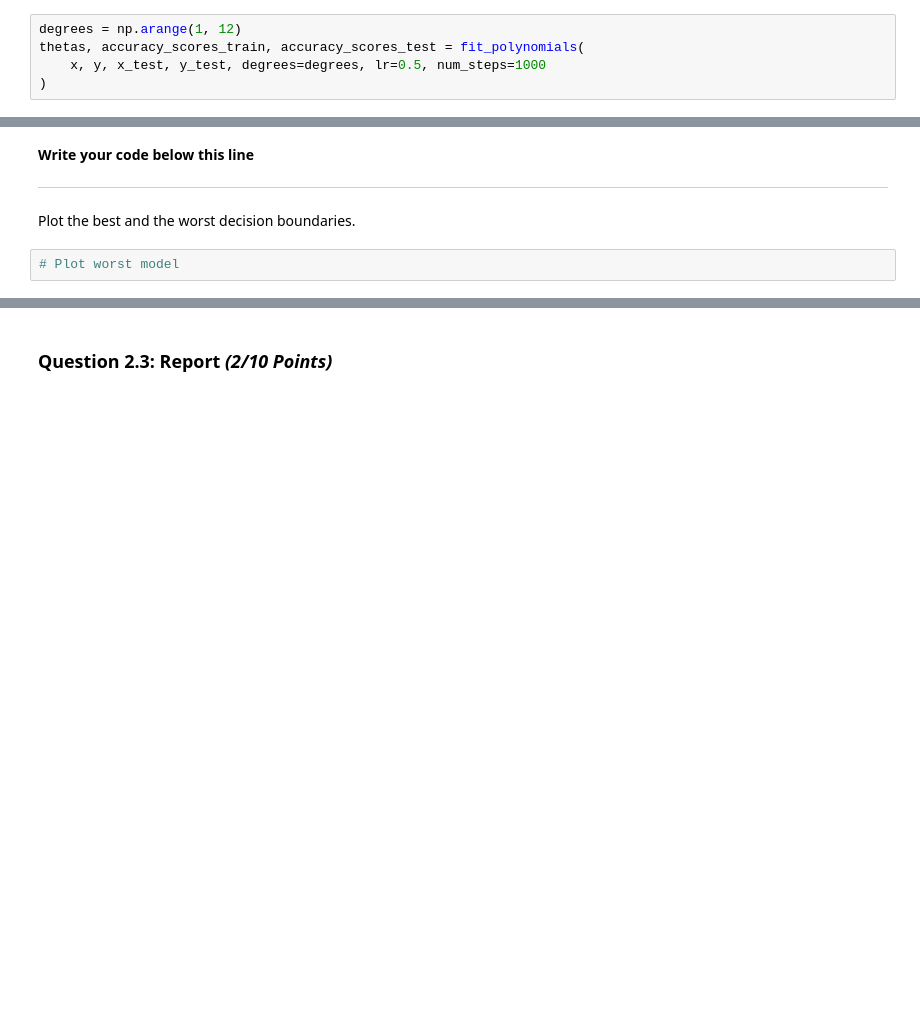
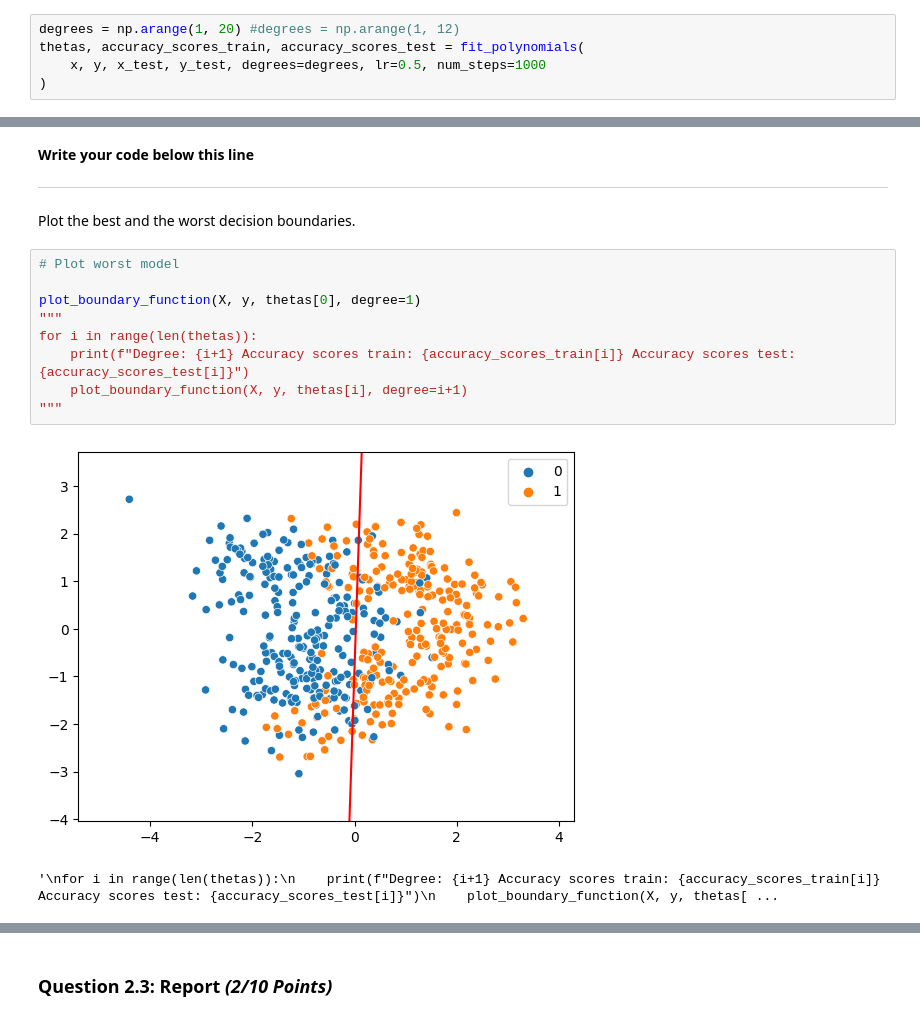
Before and after one commit to arianna011/FDS-assigment2, a Jupyter notebook: HW2.ipynb, the cells around one changed output, grey strips where cells are left out. Cells and saved outputs as stored; diff of their text form; blank space fills up the shorter version.

```diff
--- a/HW2.ipynb
+++ b/HW2.ipynb
@@ -942,7 +939,7 @@ def fit_polynomials(X, y, X_test, y_test, degrees, lr, num_steps):
 
     return thetas, accuracy_scores_train, accuracy_scores_test
 # %%
-degrees = np.arange(1, 12)
+degrees = np.arange(1, 20) #degrees = np.arange(1, 12)
 thetas, accuracy_scores_train, accuracy_scores_test = fit_polynomials(
     x, y, x_test, y_test, degrees=degrees, lr=0.5, num_steps=1000
 )
@@ -959,7 +958,17 @@ plt.show()
 --------------------------------------------
 # %% [markdown]
 Plot the best and the worst decision boundaries.
-# %%
-# Plot worst model
+# %%
+# Plot worst model
+
+plot_boundary_function(X, y, thetas[0], degree=1)
+"""
+for i in range(len(thetas)):
+    print(f"Degree: {i+1} Accuracy scores train: {accuracy_scores_train[i]} Accuracy scores test: {accuracy_scores_test[i]}")
+    plot_boundary_function(X, y, thetas[i], degree=i+1)
+"""
+# %% [output]
+[figure, added]
+'\nfor i in range(len(thetas)):\n    print(f"Degree: {i+1} Accuracy scores train: {accuracy_scores_train[i]} Accuracy scores test: {accuracy_scores_test[i]}")\n    plot_boundary_function(X, y, thetas[ ...
 # %%
 # Plot best model
```
Also changed, not shown: parts of 3 cells of this notebook.
